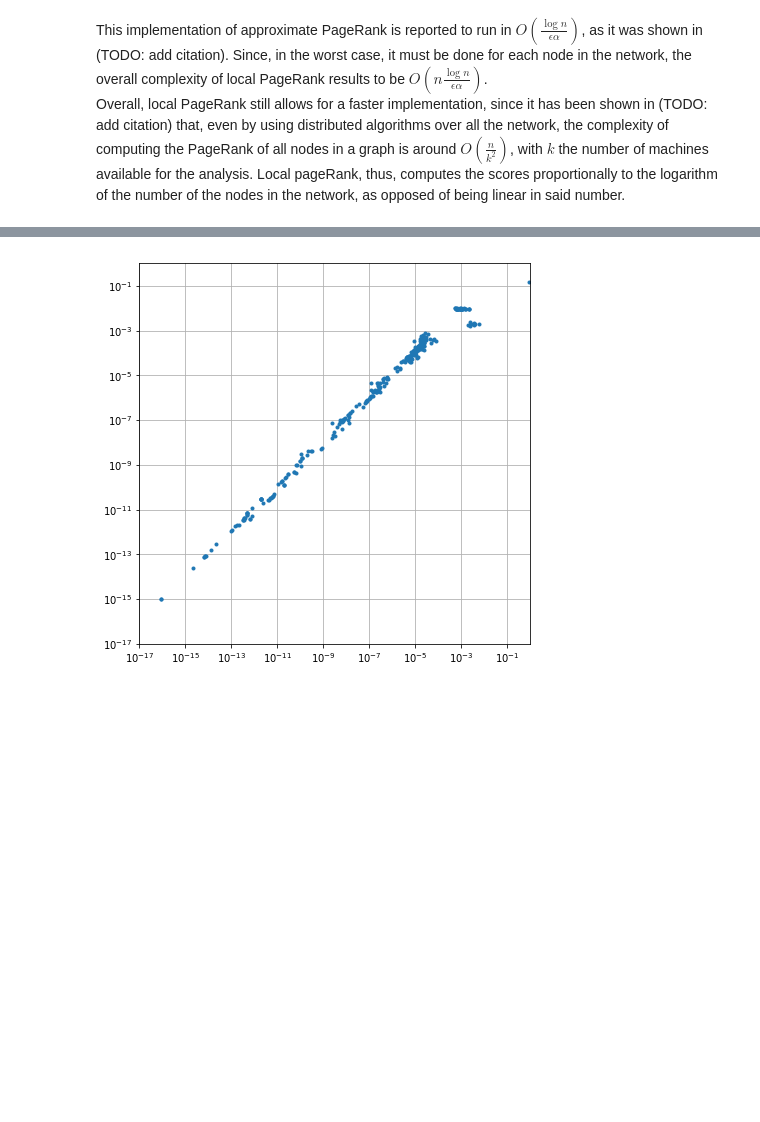
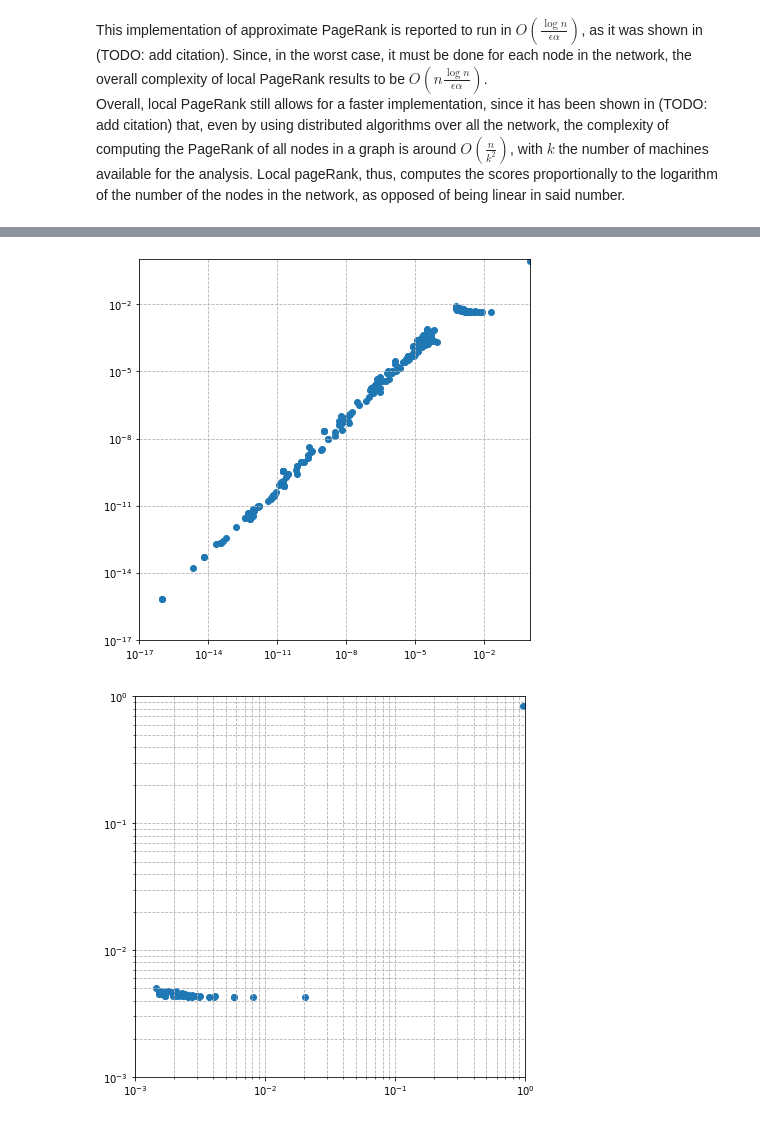
Before and after one commit to barbafrank/LCP_projects_Y2, a Jupyter notebook: HLP_Project/Project.ipynb, the cells around one changed output, grey strips where cells are left out. Drawn from its saved outputs; the diff is of its cells as text; code cells hidden in the pictures; blank space fills up the shorter version.

```diff
--- a/HLP_Project/Project.ipynb
+++ b/HLP_Project/Project.ipynb
@@ -77,43 +76,59 @@ Difference between Local PageRank Computations: 0.0
 # %%
 # now compute the approximate simrank to check the correctness of the algorithm
 c = .85;
 alpha = 2*c/(1+c);
+
 #andersen's paper inverts alpha
 alpha = 1-alpha;
 
-v = 1
+# compute the linear system solution of the lazy pagerank
+A_mat = list2matrix(A, False)
+
+# compute the degree
+d = np.dot(A_mat, np.ones((N, 1)))
 
 # compute using fast algorithm
-p, r = cppApproximateSimrank(A, v, alpha)
-#p = np.array(p)/np.array(p).sum()
+v = np.argmax(d)
+p, r = cppApproximateSimrank(A, v, alpha, epsilon=1e-20, max_iters=10000, return_only_neighbours=False)
+p = np.array(p)
+p /= p.sum()
 
-# compute the linear system solution of the lazy pagerank
-A_mat = list2matrix(A, False)
-# compute the degree
-d = np.dot(A_mat, np.ones((N, 1)))
 # compute W (lazy pagerank matrix): W = .5(I+M)
 # where M = D^-1 * A
 M = np.matmul(np.diagflat(1/d), A_mat)
 W = .5*(np.eye(N)+M)
+
 # initialize the teleportation vector
 q = np.zeros((N, 1))
 q[v] = 1
-# finally compute the actual vector: p = alpha*W*p + (1 - alpha)q
+
+# compute the actual vector: p = alpha*W*p + (1 - alpha)q
 p_s = np.dot(np.linalg.inv((np.eye(N)-alpha*W)/(1-alpha)), q).flatten()
 
-# compute pagerank using the residuals
-p_r = np.dot(np.linalg.inv((np.eye(N)-alpha*W)/(1-alpha)), np.array(r)).flatten()
+# compute the residual's pagerank
+p_r = np.dot(np.linalg.inv((np.eye(N)-alpha*W)/(1-alpha)), r).flatten()
 
 # plot results
 fig, axs = plt.subplots(1, 1, figsize=(7,7))
-axs.plot(p_s, p + p_r, '.')
+axs.scatter(p_s, p + p_r)
+axs.set_yscale('log')
+axs.set_xscale('log')
 xl = [1e-17, 1]
 yl = [1e-17, 1]
 axs.set_xlim(xl)
-_ = axs.set_ylim(yl)
+axs.set_ylim(yl)
+axs.grid(True, which="both", ls="--")
+
+# plot results
+fig, axs = plt.subplots(1, 1, figsize=(7,7))
+axs.scatter(p_s, p)
 axs.set_yscale('log')
 axs.set_xscale('log')
-
-axs.grid(True, which="both")
+xl = [1e-3, 1]
+yl = [1e-3, 1]
+axs.set_xlim(xl)
+axs.set_ylim(yl)
+axs.grid(True, which="both", ls="--")
 # %% [output]
-[figure, old version]
+[figure, new version]
+[figure, added]
```
Also changed, not shown: parts of 3 cells of this notebook, 6 other files.
